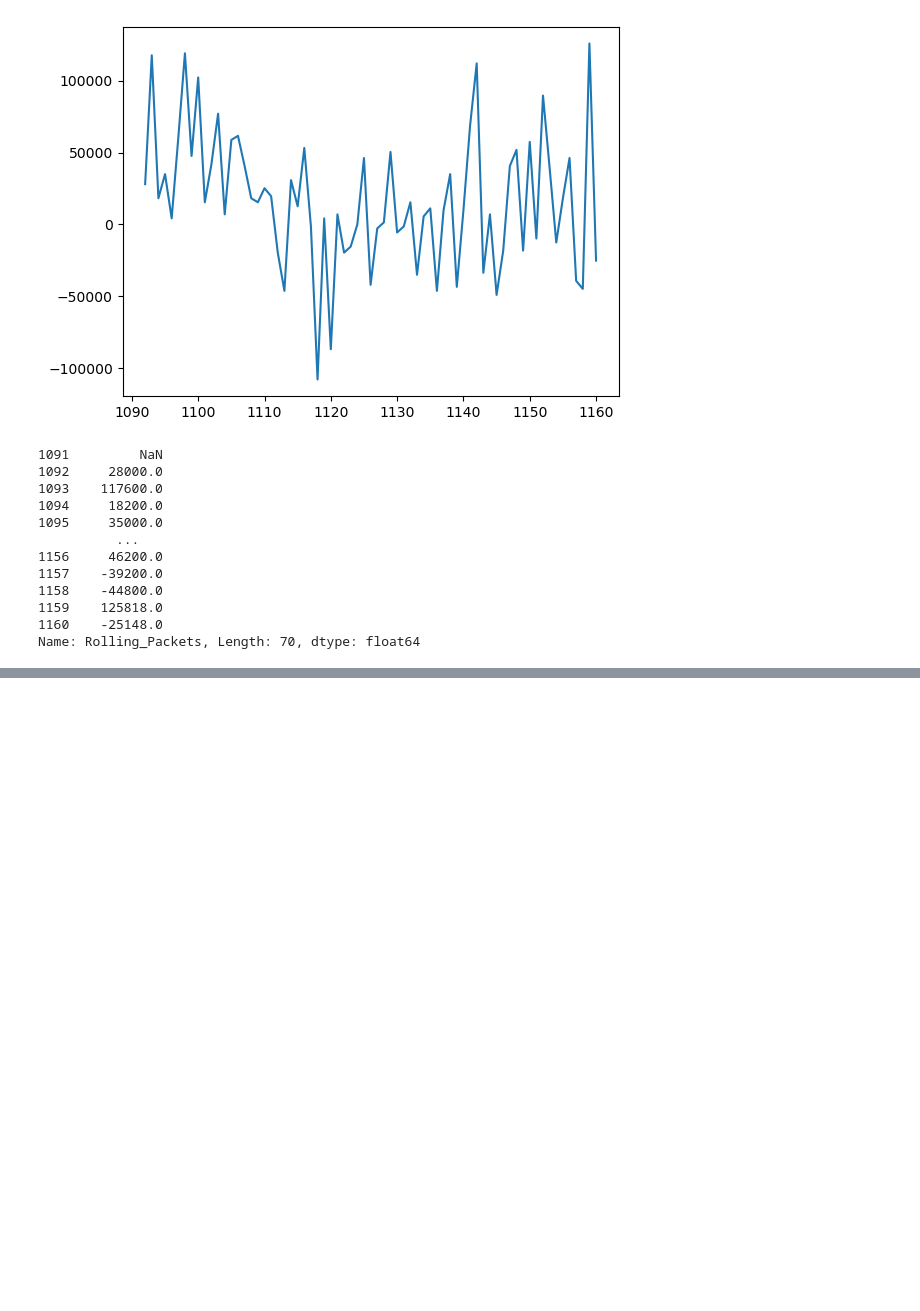
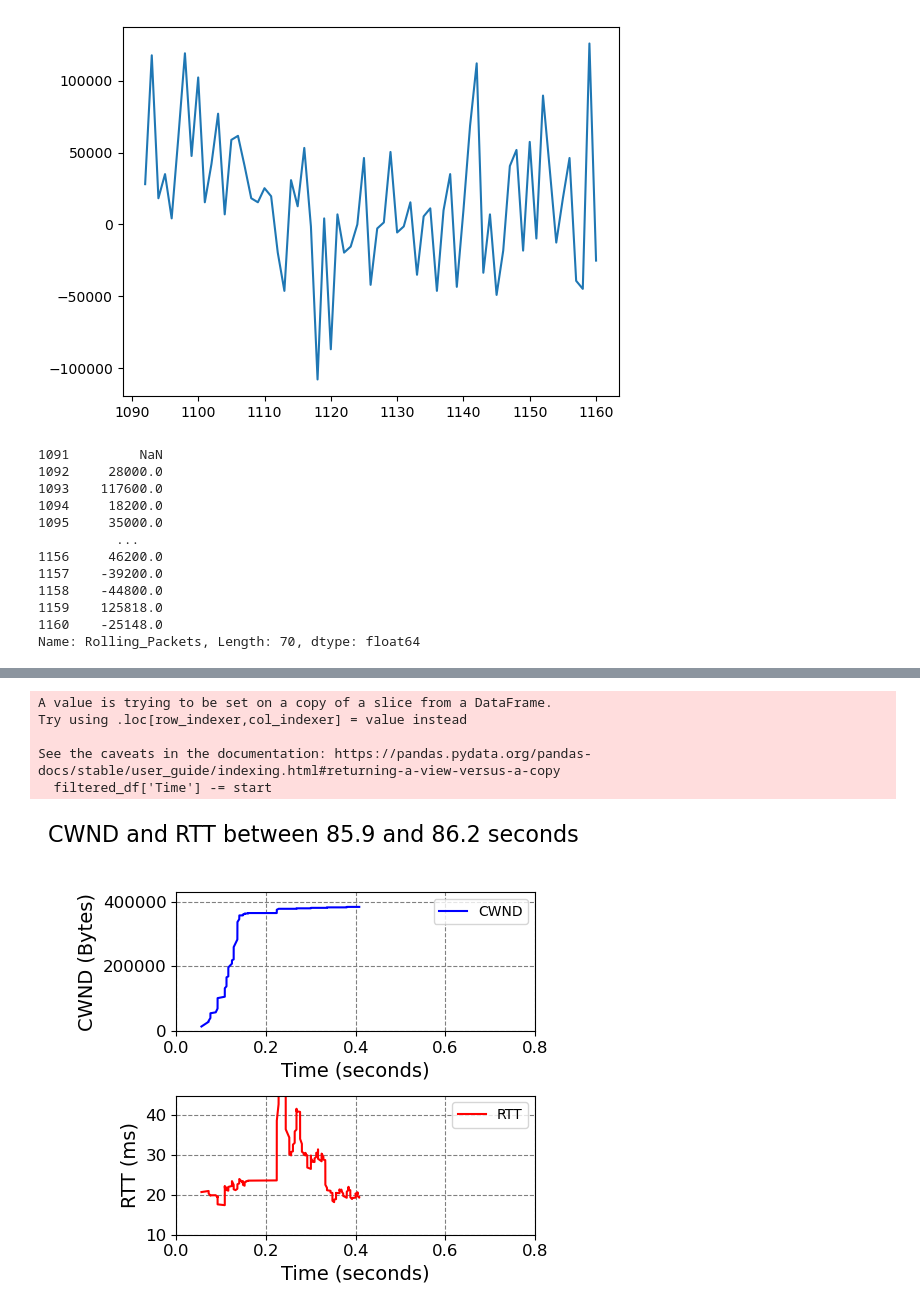
Before and after one commit to lgs96/Test-server, a Jupyter notebook: SNIC_Fig.ipynb, the cells around one changed output, grey strips where cells are left out. Drawn from its saved outputs; the diff is of its cells as text; code cells hidden in the pictures; blank space fills up the shorter version.

```diff
--- a/SNIC_Fig.ipynb
+++ b/SNIC_Fig.ipynb
@@ -745,0 +839,71 @@ See the caveats in the documentation: https://pandas.pydata.org/pandas-docs/stab
+# %%
+import os
+import pandas as pd
+import matplotlib.pyplot as plt
+
+# Assuming the base directory and file name are correctly specified.
+subdir = '400pave_2024-04-14_10-31-24'
+file_path = os.path.join('result', subdir, 'cwnd.csv')
+
+# Check if the file exists
+if not os.path.exists(file_path):
+    print("File not found:", file_path)
+else:
+    # Load the data
+    df = pd.read_csv(file_path, header=None, names=['Time', 'CWND', 'RTT'], on_bad_lines='skip')
+
+    # Clean and normalize the data
+    df['Time'] = pd.to_numeric(df['Time'], errors='coerce')
+    df.dropna(subset=['Time'], inplace=True)
+    df['Time'] = df['Time'] - df['Time'].min()
+    df['Time'] /= 1e9  # Normalize time to seconds
+    df['RTT'] /= 1e3  # Convert RTT to milliseconds
+
+    # Filter data for the time range 85.9 to 86.2 seconds
+    #start = 23.6
+    #end = 29.2
+    start = 80.5
+    end = 82
+    filtered_df = df[(df['Time'] >= start) & (df['Time'] <= end)]
+    filtered_df['Time'] -= start
+
+    # Convert Series to numpy arrays for compatibility with matplotlib
+    time_values = filtered_df['Time'].to_numpy()
+    cwnd_values = filtered_df['CWND'].to_numpy()
+    rtt_values = filtered_df['RTT'].to_numpy()
+
+    # Plotting
+    plt.figure(figsize=(5, 5))  # Increase figure size for better readability
+    plt.suptitle('CWND and RTT between 85.9 and 86.2 seconds', fontsize=16)
+
+    # Plot CWND
+    plt.subplot(2, 1, 1)
+    plt.plot(time_values, cwnd_values, color='blue', label='CWND')
+    plt.xlabel('Time (seconds)', fontsize=14)
+    plt.ylabel('CWND (Bytes)', fontsize=14)
+    plt.grid(True, linestyle='--', color='grey')
+    plt.legend()
+    plt.tick_params(axis='both', labelsize=12)
+    plt.xlim([0,0.8])
+    plt.ylim([0,430000])
+
+    # Plot RTT
+    plt.subplot(2, 1, 2)
+    plt.plot(time_values, rtt_values, color='red', label='RTT')
+    plt.xlabel('Time (seconds)', fontsize=14)
+    plt.ylabel('RTT (ms)', fontsize=14)
+    plt.grid(True, linestyle='--', color='grey')
+    plt.legend()
+    plt.tick_params(axis='both', labelsize=12)
+    plt.xlim([0,0.8])
+    plt.ylim([10, 45])
+
+    plt.tight_layout(rect=[0, 0.03, 1, 0.95])  # Adjust layout to make room for the title
+    plt.show()
+# %% [output]
+A value is trying to be set on a copy of a slice from a DataFrame.
+Try using .loc[row_indexer,col_indexer] = value instead
+
+See the caveats in the documentation: https://pandas.pydata.org/pandas-docs/stable/user_guide/indexing.html#returning-a-view-versus-a-copy
+  filtered_df['Time'] -= start
+[figure, added]
```
Also changed, not shown: parts of 3 cells of this notebook, 2 other files.
